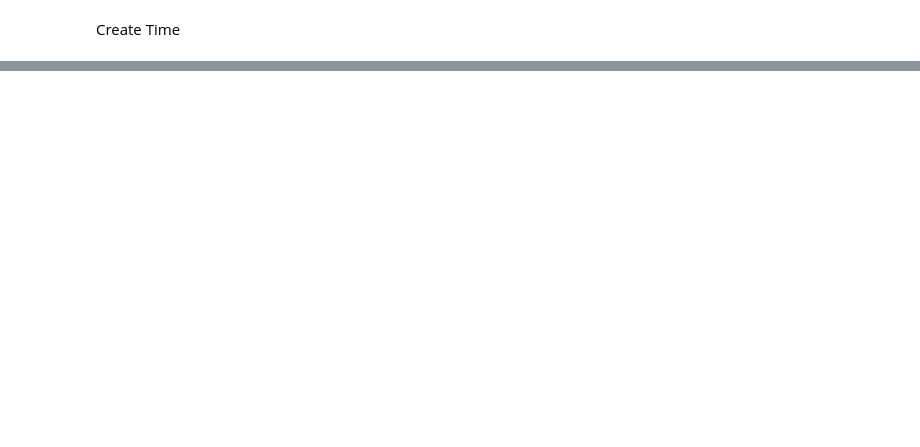
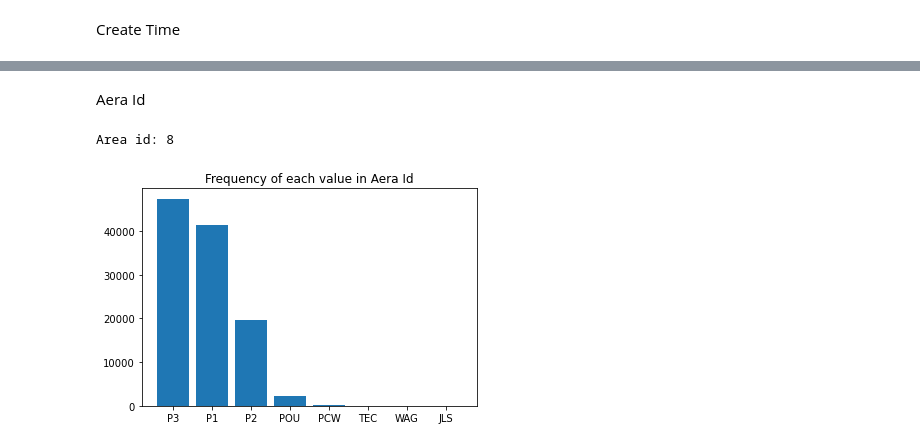
Before and after one commit to xinzwang/data-mining, a Jupyter notebook: Oakland Crime.ipynb, the cells around one changed output, grey strips where cells are left out. Cells and saved outputs as stored; diff of their text form; code cells hidden in the pictures; blank space fills up the shorter version.

```diff
--- a/Oakland Crime.ipynb
+++ b/Oakland Crime.ipynb
@@ -90,0 +124,22 @@ time.struct_time(tm_year=2016, tm_mon=1, tm_mday=1, tm_hour=0, tm_min=0, tm_sec=
+# %% [markdown]
+Aera Id
+# %%
+aera_id_count = {}
+for row in data:
+	if row[3] in aera_id_count.keys():
+		aera_id_count[row[3]] +=1
+	else:
+		aera_id_count[row[3]] =1
+
+aera_id_count_sorted = sorted(aera_id_count.items(),key=lambda x: (x[1],x[0]),reverse=True)
+
+print("Area id:",len(aera_id_count_sorted))
+# 绘制条形图
+x = [a[0] for a in aera_id_count_sorted]
+y = [a[1] for a in aera_id_count_sorted]
+plt.title("Frequency of each value in Aera Id")
+plt.bar(x,y)
+plt.show()
+# %% [output]
+Area id: 8
+[figure, added]
```
Also changed, not shown: parts of 31 cells of this notebook, 2 other files.
